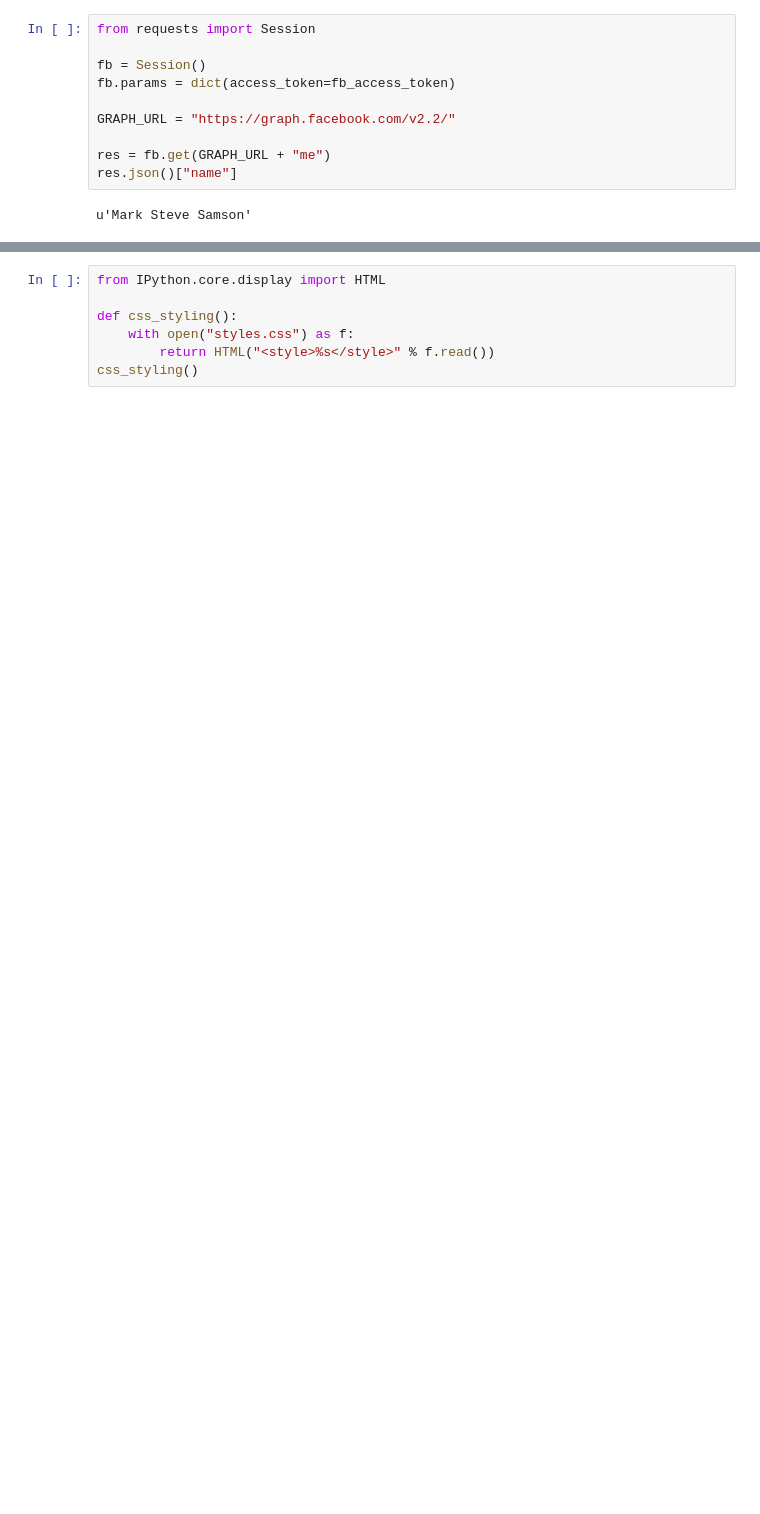
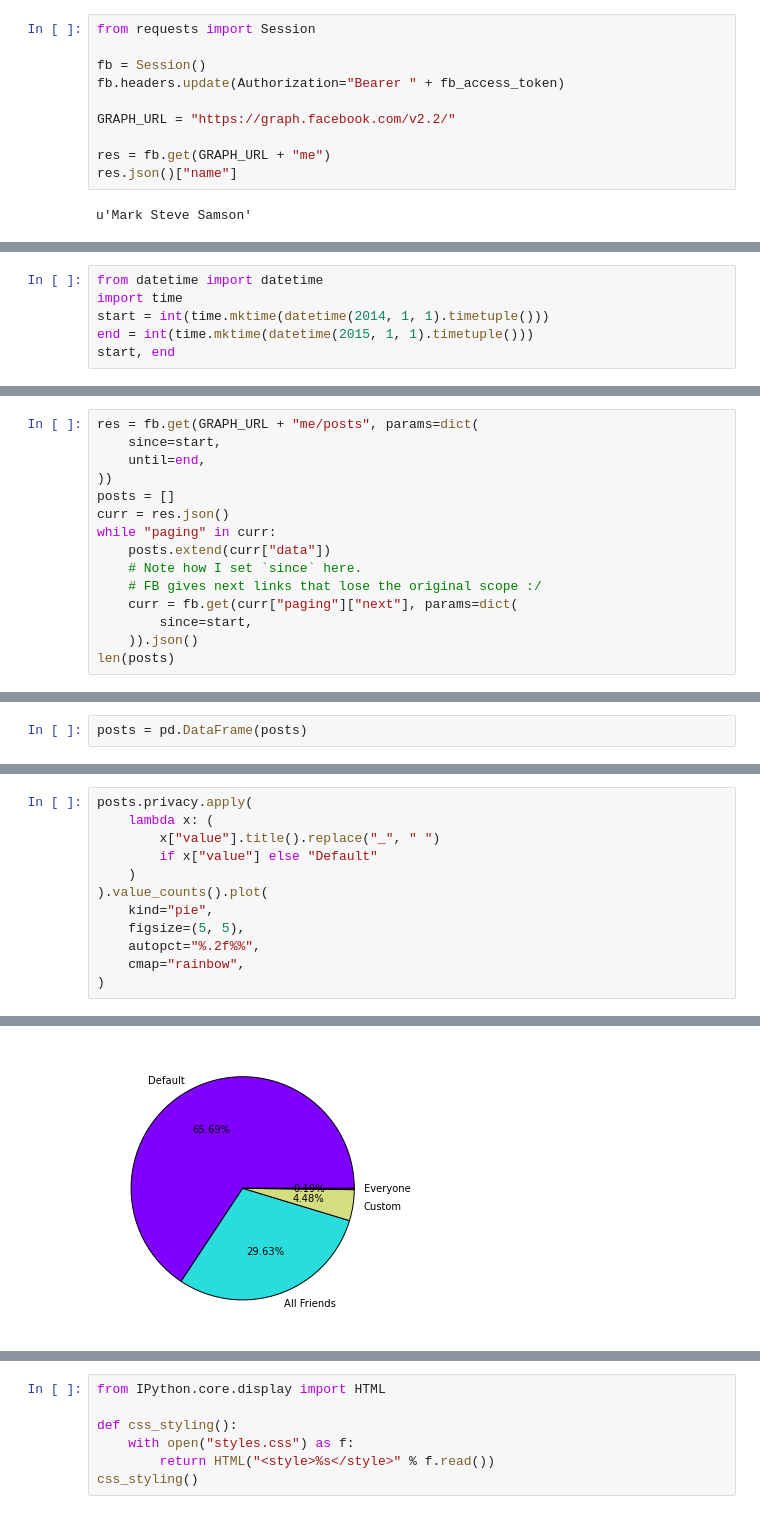
Before and after one commit to marksteve/2014, a Jupyter notebook: 2014.ipynb, the cells around one changed output, grey strips where cells are left out. Drawn from its saved outputs; the diff is of its cells as text; blank space fills up the shorter version.

```diff
--- a/2014.ipynb
+++ b/2014.ipynb
@@ -141,7 +141,7 @@ I'll be using [requests](http://docs.python-requests.org/en/latest/) to, well, d
 from requests import Session
 
 fb = Session()
-fb.params = dict(access_token=fb_access_token)
+fb.headers.update(Authorization="Bearer " + fb_access_token)
 
 GRAPH_URL = "https://graph.facebook.com/v2.2/"
 
@@ -155,0 +156,6 @@ Now let's try getting my feed entries and dump it to a `csv` file.
+# %%
+from datetime import datetime
+import time
+start = int(time.mktime(datetime(2014, 1, 1).timetuple()))
+end = int(time.mktime(datetime(2015, 1, 1).timetuple()))
+start, end
@@ -155,0 +164,15 @@ Now let's try getting my feed entries and dump it to a `csv` file.
+# %%
+res = fb.get(GRAPH_URL + "me/posts", params=dict(
+    since=start,
+    until=end,
+))
+posts = []
+curr = res.json()
+while "paging" in curr:
+    posts.extend(curr["data"])
+    # Note how I set `since` here.
+    # FB gives next links that lose the original scope :/
+    curr = fb.get(curr["paging"]["next"], params=dict(
+        since=start,
+    )).json()
+len(posts)
@@ -155,0 +183,2 @@ Now let's try getting my feed entries and dump it to a `csv` file.
+# %%
+posts = pd.DataFrame(posts)
@@ -155,0 +269,13 @@ Now let's try getting my feed entries and dump it to a `csv` file.
+# %%
+posts.privacy.apply(
+    lambda x: (
+        x["value"].title().replace("_", " ")
+        if x["value"] else "Default"
+    )
+).value_counts().plot(
+    kind="pie",
+    figsize=(5, 5),
+    autopct="%.2f%%",
+    cmap="rainbow",
+)
+# %% [output]
@@ -155,0 +283 @@ Now let's try getting my feed entries and dump it to a `csv` file.
+[figure, added]
```
Also changed, not shown: parts of 26 cells of this notebook.
